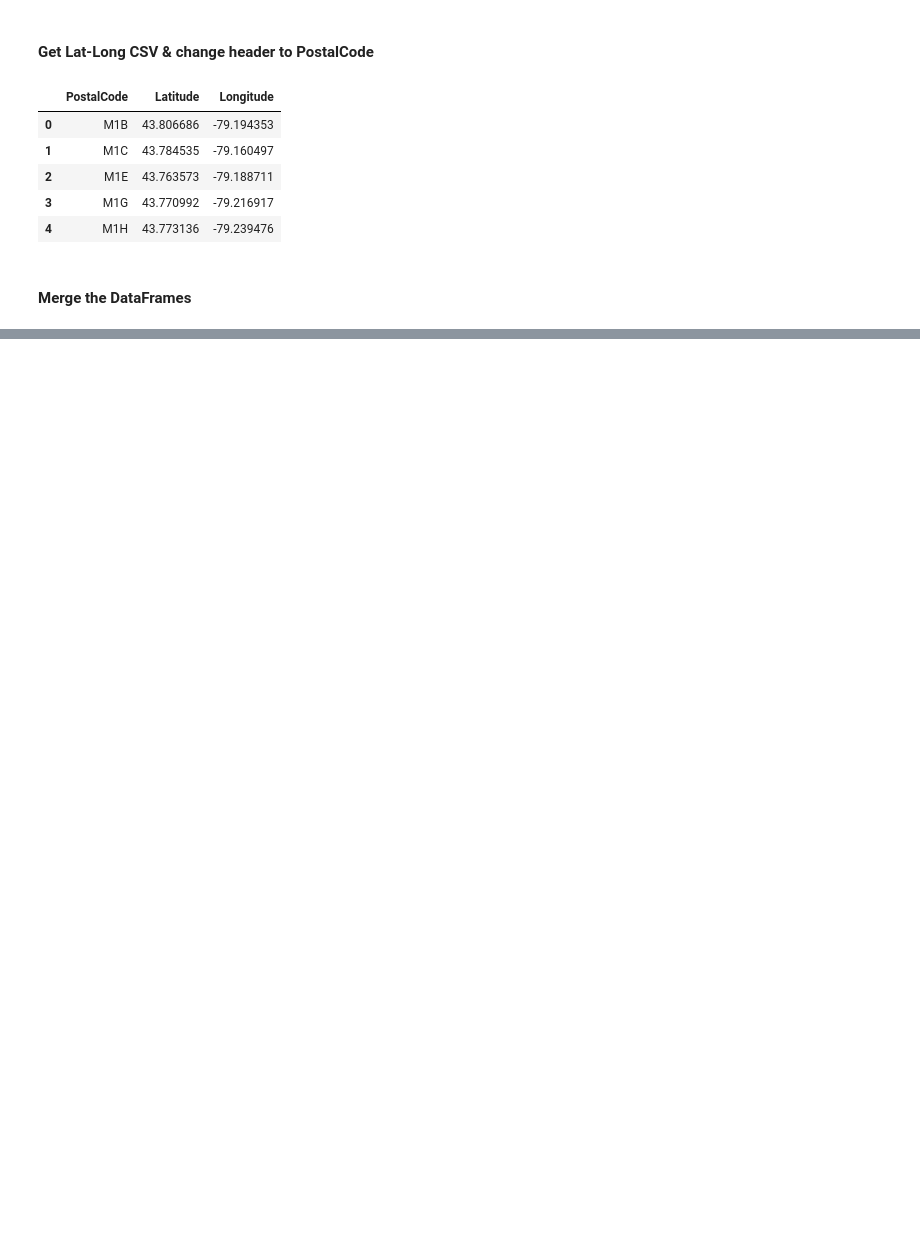
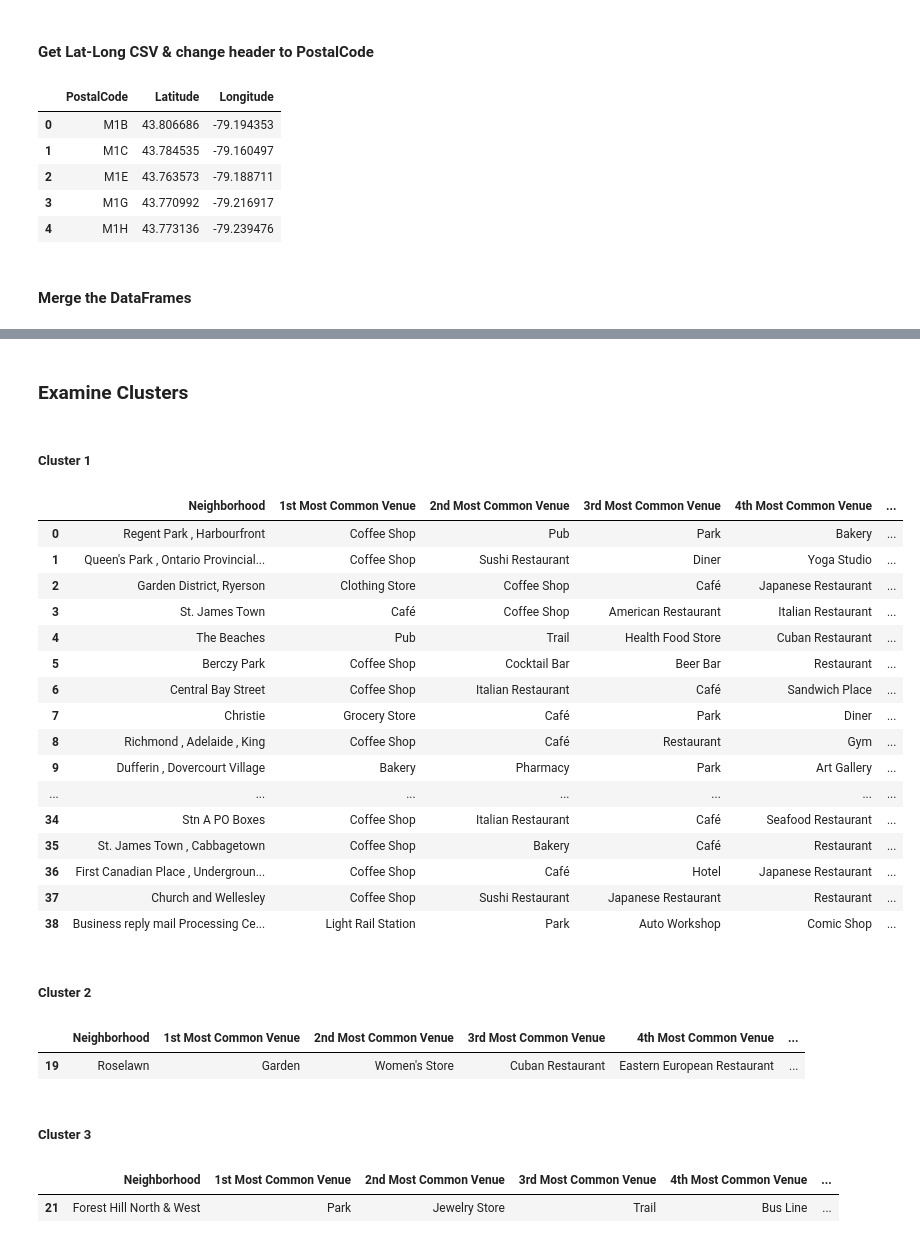
Before and after one commit to ennismenace/Coursera-Capstone, a Jupyter notebook: Week3_LatLongTO.ipynb, the cells around one changed output, grey strips where cells are left out. Saved outputs shown, nothing was run; the diff lists cells and outputs as text; code cells hidden in the pictures; blank space fills up the shorter version.

```diff
--- a/Week3_LatLongTO.ipynb
+++ b/Week3_LatLongTO.ipynb
@@ -201,0 +539,21 @@ df3
+# %%
+num_top_venues = 10
+
+indicators = ['st', 'nd', 'rd']
+
+# create columns according to number of top venues
+columns = ['Neighborhood']
+for ind in np.arange(num_top_venues):
+    try:
+        columns.append('{}{} Most Common Venue'.format(ind+1, indicators[ind]))
+    except:
+        columns.append('{}th Most Common Venue'.format(ind+1))
+
+# create a new dataframe
+neighborhoods_venues_sorted = pd.DataFrame(columns=columns)
+neighborhoods_venues_sorted['Neighborhood'] = toronto_grouped['Neighborhood']
+
+for ind in np.arange(toronto_grouped.shape[0]):
+    neighborhoods_venues_sorted.iloc[ind, 1:] = return_most_common_venues(toronto_grouped.iloc[ind, :], num_top_venues)
+
+neighborhoods_venues_sorted.head()
@@ -201,0 +570,11 @@ df3
+# %%
+# set number of clusters
+kclusters = 5
+
+toronto_grouped_clustering = toronto_grouped.drop('Neighborhood', 1)
+
+# run k-means clustering
+kmeans = KMeans(n_clusters=kclusters, random_state=0).fit(toronto_grouped_clustering)
+
+# check cluster labels generated for each row in the dataframe
+kmeans.labels_[0:10]
@@ -201,0 +585,10 @@ df3
+# %%
+# add clustering labels
+neighborhoods_venues_sorted.insert(0, 'Cluster Labels', kmeans.labels_)
+
+toronto_merged = toronto_data
+
+# merge toronto_grouped with toronto_data to add latitude/longitude for each neighborhood
+toronto_merged = toronto_merged.join(neighborhoods_venues_sorted.set_index('Neighborhood'), on='Neighborhood')
+
+toronto_merged.head() # check the last columns!
@@ -201,0 +625,38 @@ df3
+# %% [markdown]
+### Examine Clusters
+# %% [markdown]
+##### Cluster 1
+# %%
+toronto_merged.loc[toronto_merged['Cluster Labels'] == 0, toronto_merged.columns[[2] + list(range(6, toronto_merged.shape[1]))]]
+# %% [output]
+|  | Neighborhood | 1st Most Common Venue | 2nd Most Common Venue | 3rd Most Common Venue | 4th Most Common Venue | ... |
+| 0 | Regent Park , Harbourfront | Coffee Shop | Pub | Park | Bakery | ... |
+| 1 | Queen's Park , Ontario Provincial... | Coffee Shop | Sushi Restaurant | Diner | Yoga Studio | ... |
+| 2 | Garden District, Ryerson | Clothing Store | Coffee Shop | Café | Japanese Restaurant | ... |
+| 3 | St. James Town | Café | Coffee Shop | American Restaurant | Italian Restaurant | ... |
+| 4 | The Beaches | Pub | Trail | Health Food Store | Cuban Restaurant | ... |
+| 5 | Berczy Park | Coffee Shop | Cocktail Bar | Beer Bar | Restaurant | ... |
+| 6 | Central Bay Street | Coffee Shop | Italian Restaurant | Café | Sandwich Place | ... |
+| 7 | Christie | Grocery Store | Café | Park | Diner | ... |
+| 8 | Richmond , Adelaide , King | Coffee Shop | Café | Restaurant | Gym | ... |
+| 9 | Dufferin , Dovercourt Village | Bakery | Pharmacy | Park | Art Gallery | ... |
+| ... | ... | ... | ... | ... | ... | ... |
+| 34 | Stn A PO Boxes | Coffee Shop | Italian Restaurant | Café | Seafood Restaurant | ... |
+| 35 | St. James Town , Cabbagetown | Coffee Shop | Bakery | Café | Restaurant | ... |
+| 36 | First Canadian Place , Undergroun... | Coffee Shop | Café | Hotel | Japanese Restaurant | ... |
+| 37 | Church and Wellesley | Coffee Shop | Sushi Restaurant | Japanese Restaurant | Restaurant | ... |
+| 38 | Business reply mail Processing Ce... | Light Rail Station | Park | Auto Workshop | Comic Shop | ... |
+# %% [markdown]
+##### Cluster 2
+# %%
+toronto_merged.loc[toronto_merged['Cluster Labels'] == 1, toronto_merged.columns[[2] + list(range(6, toronto_merged.shape[1]))]]
+# %% [output]
+|  | Neighborhood | 1st Most Common Venue | 2nd Most Common Venue | 3rd Most Common Venue | 4th Most Common Venue | ... |
+| 19 | Roselawn | Garden | Women's Store | Cuban Restaurant | Eastern European Restaurant | ... |
+# %% [markdown]
+##### Cluster 3
+# %%
+toronto_merged.loc[toronto_merged['Cluster Labels'] == 2, toronto_merged.columns[[2] + list(range(6, toronto_merged.shape[1]))]]
+# %% [output]
+|  | Neighborhood | 1st Most Common Venue | 2nd Most Common Venue | 3rd Most Common Venue | 4th Most Common Venue | ... |
+| 21 | Forest Hill North & West | Park | Jewelry Store | Trail | Bus Line | ... |
```
Also changed, not shown: parts of 52 cells of this notebook.
